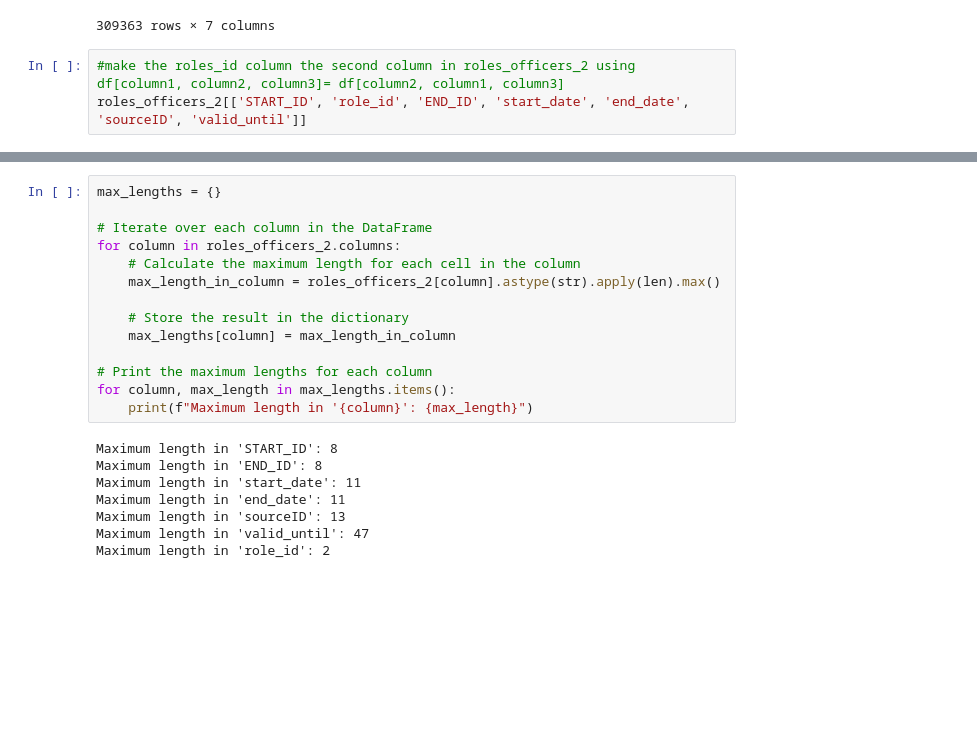
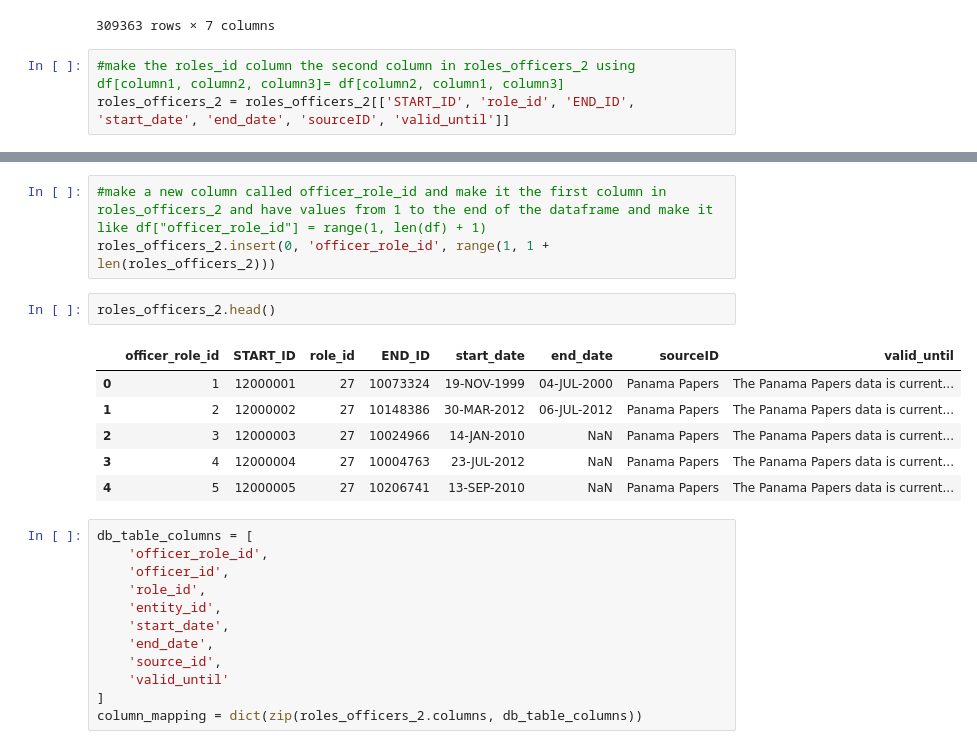
Before and after one commit to dimcel/Panama_papers_SQL, a Jupyter notebook: project.ipynb, the cells around one changed output, grey strips where cells are left out. Saved outputs shown, nothing was run; the diff lists cells and outputs as text; blank space fills up the shorter version.

```diff
--- a/project.ipynb
+++ b/project.ipynb
@@ -761,4 +761,4 @@ roles_officers_2
 309363 rows × 7 columns
 # %%
 #make the roles_id column the second column in roles_officers_2 using df[column1, column2, column3]= df[column2, column1, column3]
-roles_officers_2[['START_ID', 'role_id', 'END_ID', 'start_date', 'end_date', 'sourceID', 'valid_until']]
+roles_officers_2 = roles_officers_2[['START_ID', 'role_id', 'END_ID', 'start_date', 'end_date', 'sourceID', 'valid_until']]
@@ -779,22 +765,24 @@ roles_officers_2[['START_ID', 'role_id', 'END_ID', 'start_date', 'end_date', 'so
-# %%
-max_lengths = {}
-
-# Iterate over each column in the DataFrame
-for column in roles_officers_2.columns:
-    # Calculate the maximum length for each cell in the column
-    max_length_in_column = roles_officers_2[column].astype(str).apply(len).max()
-
-    # Store the result in the dictionary
-    max_lengths[column] = max_length_in_column
-
-# Print the maximum lengths for each column
-for column, max_length in max_lengths.items():
-    print(f"Maximum length in '{column}': {max_length}")
-# %% [output]
-Maximum length in 'START_ID': 8
-Maximum length in 'END_ID': 8
-Maximum length in 'start_date': 11
-Maximum length in 'end_date': 11
-Maximum length in 'sourceID': 13
-Maximum length in 'valid_until': 47
-Maximum length in 'role_id': 2
+# %%
+#make a new column called officer_role_id and make it the first column in roles_officers_2 and have values from 1 to the end of the dataframe and make it like df["officer_role_id"] = range(1, len(df) + 1)
+roles_officers_2.insert(0, 'officer_role_id', range(1, 1 + len(roles_officers_2)))
+# %%
+roles_officers_2.head()
+# %% [output]
+|  | officer_role_id | START_ID | role_id | END_ID | start_date | end_date | sourceID | valid_until |
+| 0 | 1 | 12000001 | 27 | 10073324 | 19-NOV-1999 | 04-JUL-2000 | Panama Papers | The Panama Papers data is current... |
+| 1 | 2 | 12000002 | 27 | 10148386 | 30-MAR-2012 | 06-JUL-2012 | Panama Papers | The Panama Papers data is current... |
+| 2 | 3 | 12000003 | 27 | 10024966 | 14-JAN-2010 | NaN | Panama Papers | The Panama Papers data is current... |
+| 3 | 4 | 12000004 | 27 | 10004763 | 23-JUL-2012 | NaN | Panama Papers | The Panama Papers data is current... |
+| 4 | 5 | 12000005 | 27 | 10206741 | 13-SEP-2010 | NaN | Panama Papers | The Panama Papers data is current... |
+# %%
+db_table_columns = [
+    'officer_role_id',
+    'officer_id',
+    'role_id',
+    'entity_id',
+    'start_date',
+    'end_date',
+    'source_id',
+    'valid_until'
+]
+column_mapping = dict(zip(roles_officers_2.columns, db_table_columns))
```
Also changed, not shown: parts of 8 cells of this notebook, 1 other file.
